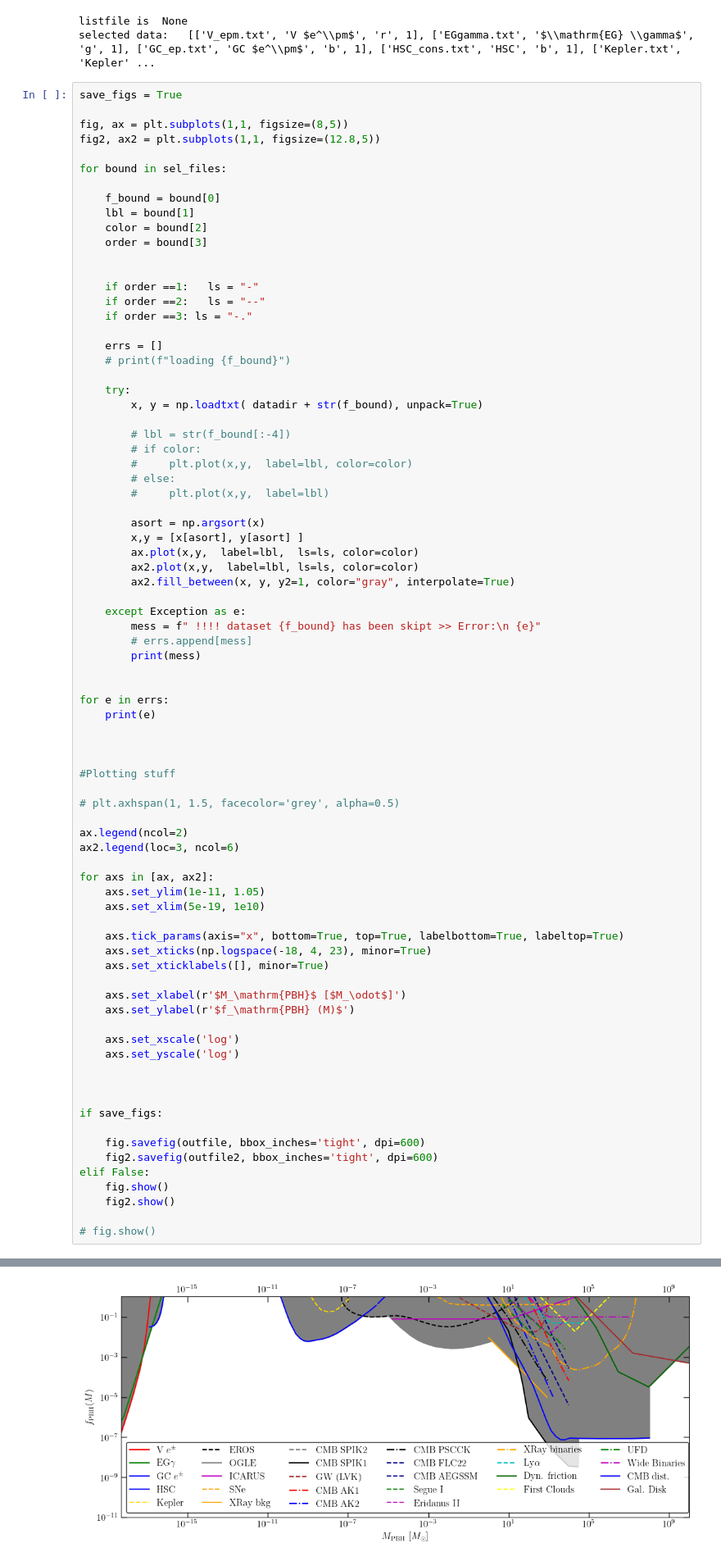
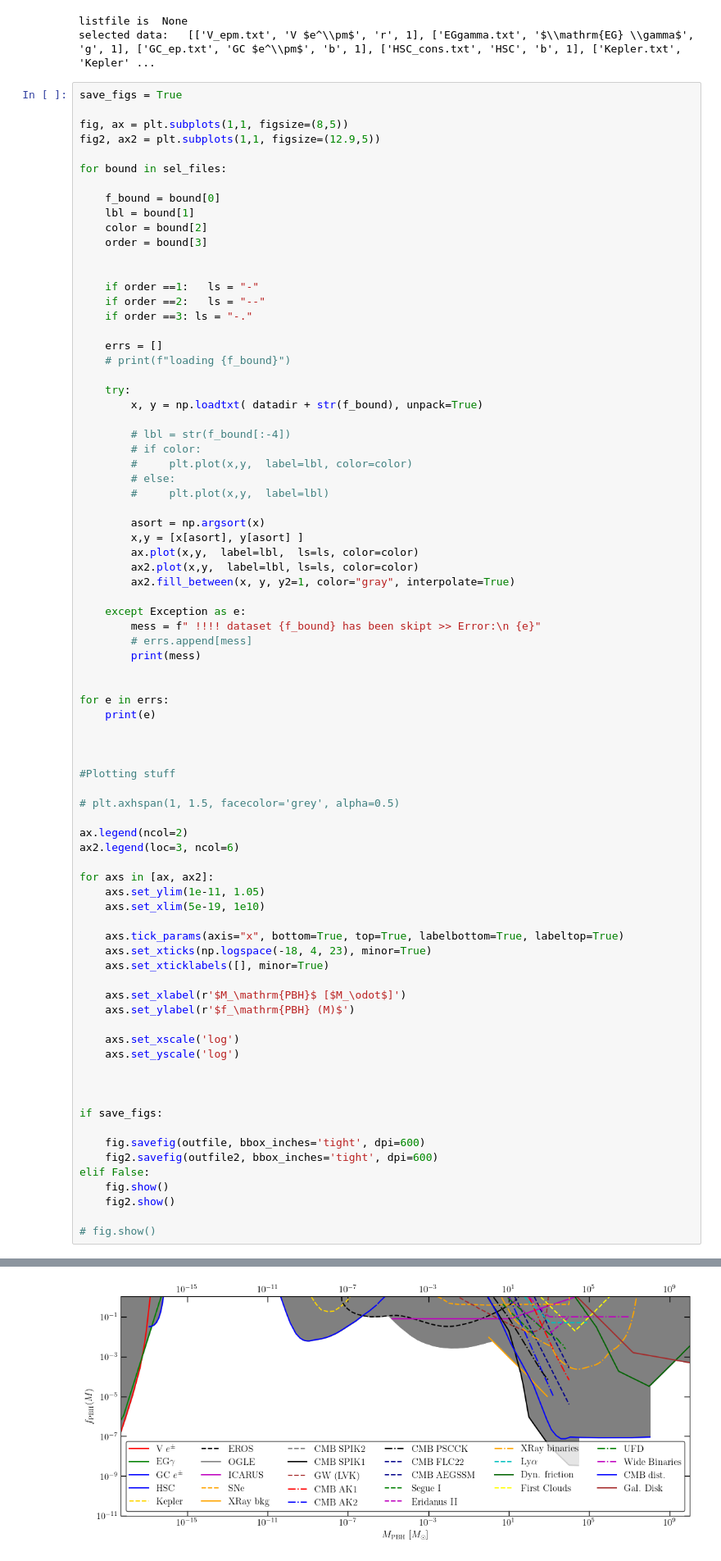
Before and after one commit to cjoana/LISA-PBH-WK, a Jupyter notebook: bounds/bounds.ipynb, the cells around one changed output, grey strips where cells are left out. Shown at 82% size. Drawn from its saved outputs; the diff is of its cells as text.

```diff
--- a/bounds/bounds.ipynb
+++ b/bounds/bounds.ipynb
@@ -70,7 +70,7 @@ selected data:   [['V_epm.txt', 'V $e^\\pm$', 'r', 1], ['EGgamma.txt', '$\\mathr
 save_figs = True
 
 fig, ax = plt.subplots(1,1, figsize=(8,5))
-fig2, ax2 = plt.subplots(1,1, figsize=(12.8,5))
+fig2, ax2 = plt.subplots(1,1, figsize=(12.9,5))
 
 for bound in sel_files:
 
@@ -120,34 +120,34 @@ for e in errs:
 ax.legend(ncol=2)
 ax2.legend(loc=3, ncol=6)
 
 for axs in [ax, ax2]:
     axs.set_ylim(1e-11, 1.05)
     axs.set_xlim(5e-19, 1e10)
 
     axs.tick_params(axis="x", bottom=True, top=True, labelbottom=True, labeltop=True)
     axs.set_xticks(np.logspace(-18, 4, 23), minor=True)
     axs.set_xticklabels([], minor=True)
 
     axs.set_xlabel(r'$M_\mathrm{PBH}$ [$M_\odot$]')
     axs.set_ylabel(r'$f_\mathrm{PBH} (M)$')
 
     axs.set_xscale('log')
     axs.set_yscale('log')
 
 
 
 if save_figs:
 
     fig.savefig(outfile, bbox_inches='tight', dpi=600)
     fig2.savefig(outfile2, bbox_inches='tight', dpi=600)
 elif False:
     fig.show()
     fig2.show()
 
 # fig.show()
 # %% [output]
 [figure]
-[figure, old version]
+[figure, new version]
 # %%
 # save_figs = False
 
```
Also changed, not shown: 4 other files.
